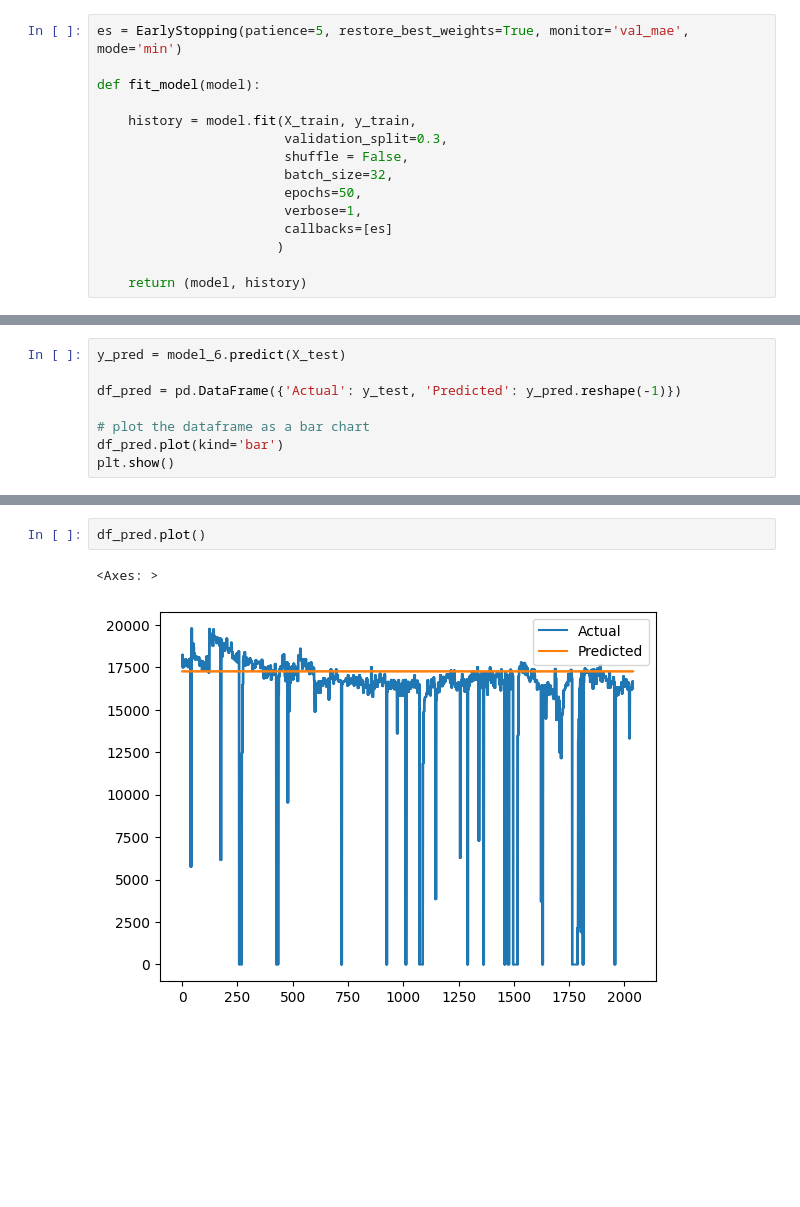
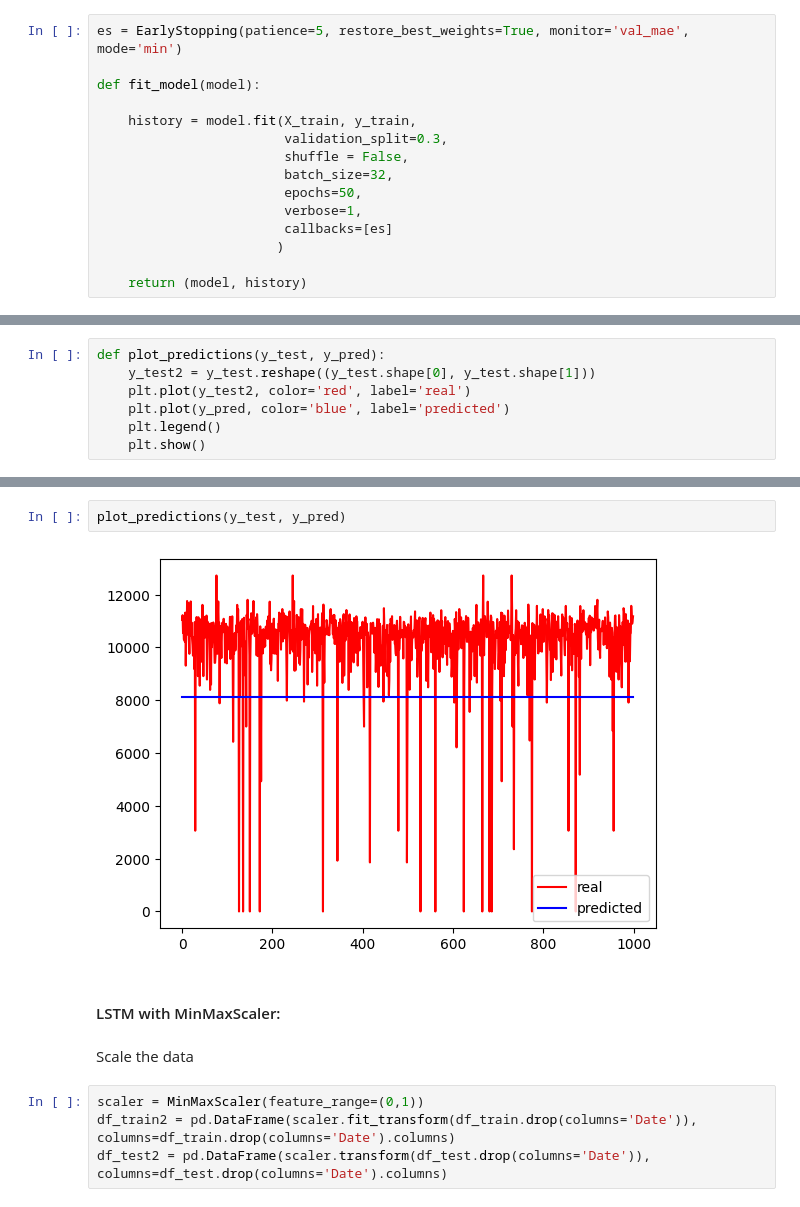
Before and after one commit to mattwagon/oil_production_prediction, a Jupyter notebook: notebooks/eduardo - rnn-model.ipynb, the cells around one changed output, grey strips where cells are left out. Cells and saved outputs as stored; diff of their text form; blank space fills up the shorter version.

```diff
--- a/notebooks/eduardo - rnn-model.ipynb
+++ b/notebooks/eduardo - rnn-model.ipynb
@@ -1324,8 +1307,7 @@ numpy.ndarray
 # %%
-y_pred = model_6.predict(X_test)
-
-df_pred = pd.DataFrame({'Actual': y_test, 'Predicted': y_pred.reshape(-1)})
-
-# plot the dataframe as a bar chart
-df_pred.plot(kind='bar')
-plt.show()
+def plot_predictions(y_test, y_pred):
+    y_test2 = y_test.reshape((y_test.shape[0], y_test.shape[1]))
+    plt.plot(y_test2, color='red', label='real')
+    plt.plot(y_pred, color='blue', label='predicted')
+    plt.legend()
+    plt.show()
@@ -1335,5 +1314,12 @@ ValueError: array length 46 does not match index length 1461
-# %%
-df_pred.plot()
-# %% [output]
-<Axes: >
-[figure, removed]
+# %%
+plot_predictions(y_test, y_pred)
+# %% [output]
+[figure, added]
+# %% [markdown]
+#### LSTM with MinMaxScaler:
+# %% [markdown]
+Scale the data
+# %%
+scaler = MinMaxScaler(feature_range=(0,1))
+df_train2 = pd.DataFrame(scaler.fit_transform(df_train.drop(columns='Date')), columns=df_train.drop(columns='Date').columns)
+df_test2 = pd.DataFrame(scaler.transform(df_test.drop(columns='Date')), columns=df_test.drop(columns='Date').columns)
```
Also changed, not shown: parts of 52 cells of this notebook.
